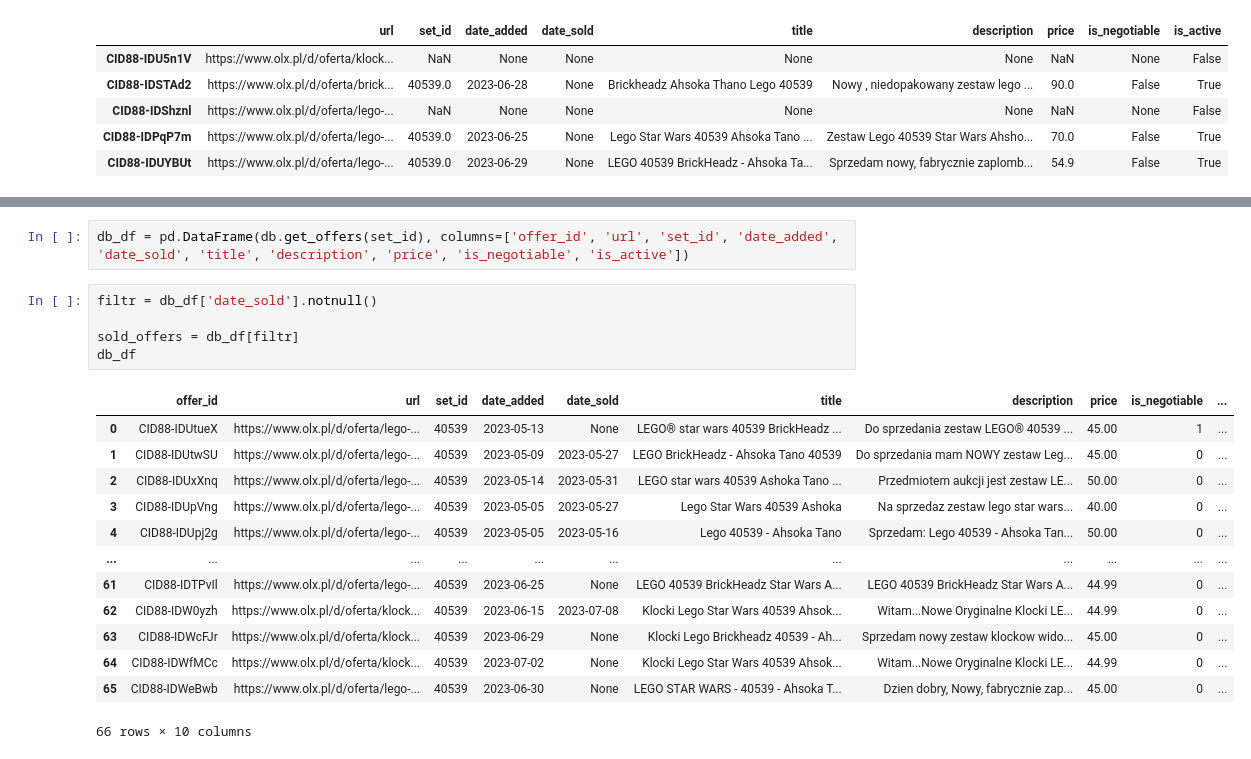
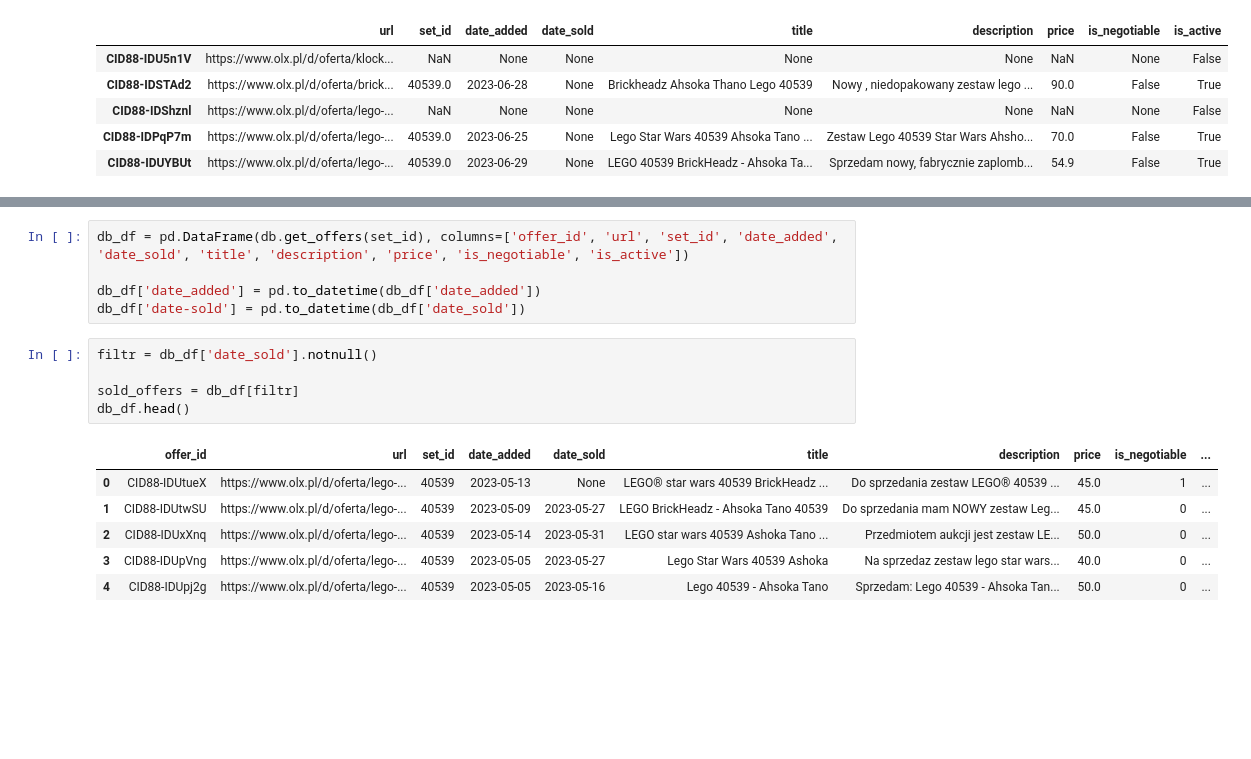
Before and after one commit to RabaDaba1/lego-bot, a Jupyter notebook: tutorial.ipynb, the cells around one changed output, grey strips where cells are left out. Drawn from its saved outputs; the diff is of its cells as text; blank space fills up the shorter version.

```diff
--- a/tutorial.ipynb
+++ b/tutorial.ipynb
@@ -62,25 +62,21 @@ Offer reactivated: https://www.olx.pl/d/oferta/lego-brickheadz-40539-ahsoka-tano
 Offers for set 40539 updated
 # %%
 db_df = pd.DataFrame(db.get_offers(set_id), columns=['offer_id', 'url', 'set_id', 'date_added', 'date_sold', 'title', 'description', 'price', 'is_negotiable', 'is_active'])
+
+db_df['date_added'] = pd.to_datetime(db_df['date_added'])
+db_df['date-sold'] = pd.to_datetime(db_df['date_sold'])
 # %%
 filtr = db_df['date_sold'].notnull()
 
 sold_offers = db_df[filtr]
-db_df
+db_df.head()
 # %% [output]
 |  | offer_id | url | set_id | date_added | date_sold | title | description | price | is_negotiable | ... |
-| 0 | CID88-IDUtueX | https://www.olx.pl/d/oferta/lego-... | 40539 | 2023-05-13 | None | LEGO® star wars 40539 BrickHeadz ... | Do sprzedania zestaw LEGO® 40539 ... | 45.00 | 1 | ... |
-| 1 | CID88-IDUtwSU | https://www.olx.pl/d/oferta/lego-... | 40539 | 2023-05-09 | 2023-05-27 | LEGO BrickHeadz - Ahsoka Tano 40539 | Do sprzedania mam NOWY zestaw Leg... | 45.00 | 0 | ... |
-| 2 | CID88-IDUxXnq | https://www.olx.pl/d/oferta/lego-... | 40539 | 2023-05-14 | 2023-05-31 | LEGO star wars 40539 Ashoka Tano ... | Przedmiotem aukcji jest zestaw LE... | 50.00 | 0 | ... |
-| 3 | CID88-IDUpVng | https://www.olx.pl/d/oferta/lego-... | 40539 | 2023-05-05 | 2023-05-27 | Lego Star Wars 40539 Ashoka | Na sprzedaz zestaw lego star wars... | 40.00 | 0 | ... |
-| 4 | CID88-IDUpj2g | https://www.olx.pl/d/oferta/lego-... | 40539 | 2023-05-05 | 2023-05-16 | Lego 40539 - Ahsoka Tano | Sprzedam: Lego 40539 - Ahsoka Tan... | 50.00 | 0 | ... |
-| ... | ... | ... | ... | ... | ... | ... | ... | ... | ... | ... |
-| 61 | CID88-IDTPvIl | https://www.olx.pl/d/oferta/lego-... | 40539 | 2023-06-25 | None | LEGO 40539 BrickHeadz Star Wars A... | LEGO 40539 BrickHeadz Star Wars A... | 44.99 | 0 | ... |
-| 62 | CID88-IDW0yzh | https://www.olx.pl/d/oferta/klock... | 40539 | 2023-06-15 | 2023-07-08 | Klocki Lego Star Wars 40539 Ahsok... | Witam...Nowe Oryginalne Klocki LE... | 44.99 | 0 | ... |
-| 63 | CID88-IDWcFJr | https://www.olx.pl/d/oferta/klock... | 40539 | 2023-06-29 | None | Klocki Lego Brickheadz 40539 - Ah... | Sprzedam nowy zestaw klockow wido... | 45.00 | 0 | ... |
-| 64 | CID88-IDWfMCc | https://www.olx.pl/d/oferta/klock... | 40539 | 2023-07-02 | None | Klocki Lego Star Wars 40539 Ahsok... | Witam...Nowe Oryginalne Klocki LE... | 44.99 | 0 | ... |
-| 65 | CID88-IDWeBwb | https://www.olx.pl/d/oferta/lego-... | 40539 | 2023-06-30 | None | LEGO STAR WARS - 40539 - Ahsoka T... | Dzien dobry, Nowy, fabrycznie zap... | 45.00 | 0 | ... |
+| 0 | CID88-IDUtueX | https://www.olx.pl/d/oferta/lego-... | 40539 | 2023-05-13 | None | LEGO® star wars 40539 BrickHeadz ... | Do sprzedania zestaw LEGO® 40539 ... | 45.0 | 1 | ... |
+| 1 | CID88-IDUtwSU | https://www.olx.pl/d/oferta/lego-... | 40539 | 2023-05-09 | 2023-05-27 | LEGO BrickHeadz - Ahsoka Tano 40539 | Do sprzedania mam NOWY zestaw Leg... | 45.0 | 0 | ... |
+| 2 | CID88-IDUxXnq | https://www.olx.pl/d/oferta/lego-... | 40539 | 2023-05-14 | 2023-05-31 | LEGO star wars 40539 Ashoka Tano ... | Przedmiotem aukcji jest zestaw LE... | 50.0 | 0 | ... |
+| 3 | CID88-IDUpVng | https://www.olx.pl/d/oferta/lego-... | 40539 | 2023-05-05 | 2023-05-27 | Lego Star Wars 40539 Ashoka | Na sprzedaz zestaw lego star wars... | 40.0 | 0 | ... |
+| 4 | CID88-IDUpj2g | https://www.olx.pl/d/oferta/lego-... | 40539 | 2023-05-05 | 2023-05-16 | Lego 40539 - Ahsoka Tano | Sprzedam: Lego 40539 - Ahsoka Tan... | 50.0 | 0 | ... |
-66 rows × 10 columns
 # %%
 import matplotlib.pyplot as plt
 
```
Also changed, not shown: parts of 2 cells of this notebook.
